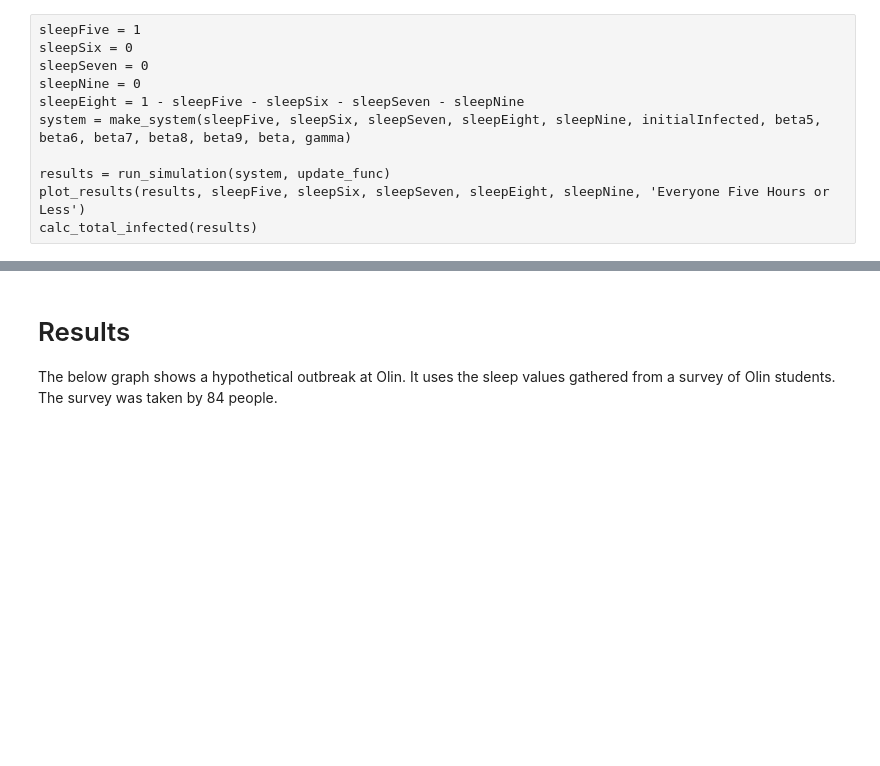
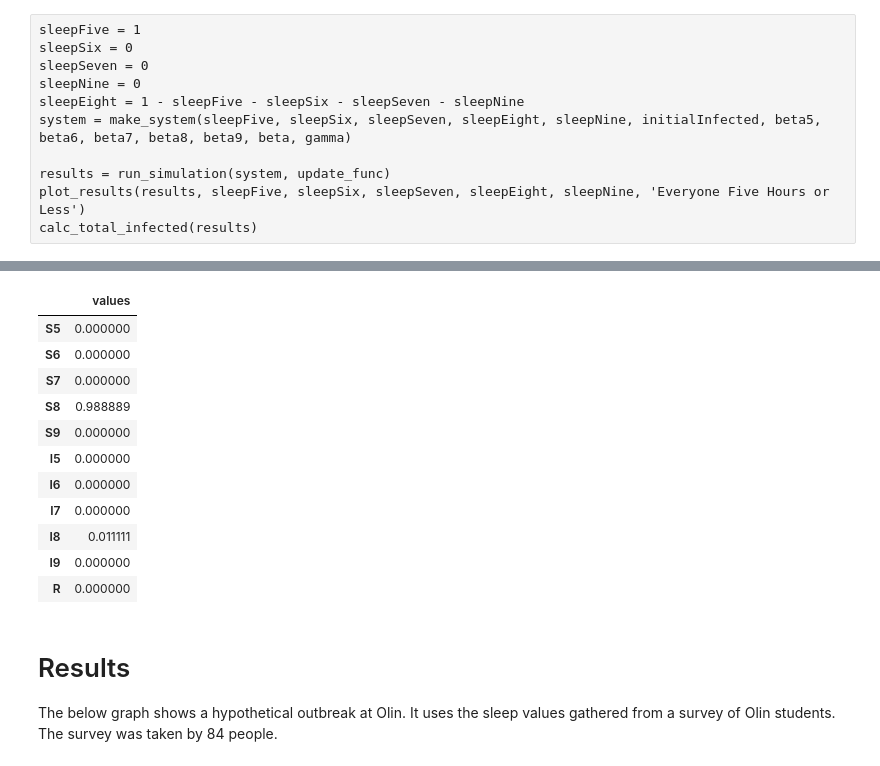
Before and after one commit to Griffith-Stites/ModSimPy, a Jupyter notebook: code/Project_2-Copy1.ipynb, the cells around one changed output, grey strips where cells are left out. Saved outputs shown, nothing was run; the diff lists cells and outputs as text; code cells hidden in the pictures; blank space fills up the shorter version.

```diff
--- a/code/Project_2-Copy1.ipynb
+++ b/code/Project_2-Copy1.ipynb
@@ -346,3 +413,18 @@ def sweep_sleep():
+# %%
+init
+# %% [output]
+|  | values |
+| S5 | 0.000000 |
+| S6 | 0.000000 |
+| S7 | 0.000000 |
+| S8 | 0.988889 |
+| S9 | 0.000000 |
+| I5 | 0.000000 |
+| I6 | 0.000000 |
+| I7 | 0.000000 |
+| I8 | 0.011111 |
+| I9 | 0.000000 |
+| R | 0.000000 |
 # %% [markdown]
 # Results
 
```
Also changed, not shown: parts of 4 cells of this notebook, 2 other files.
